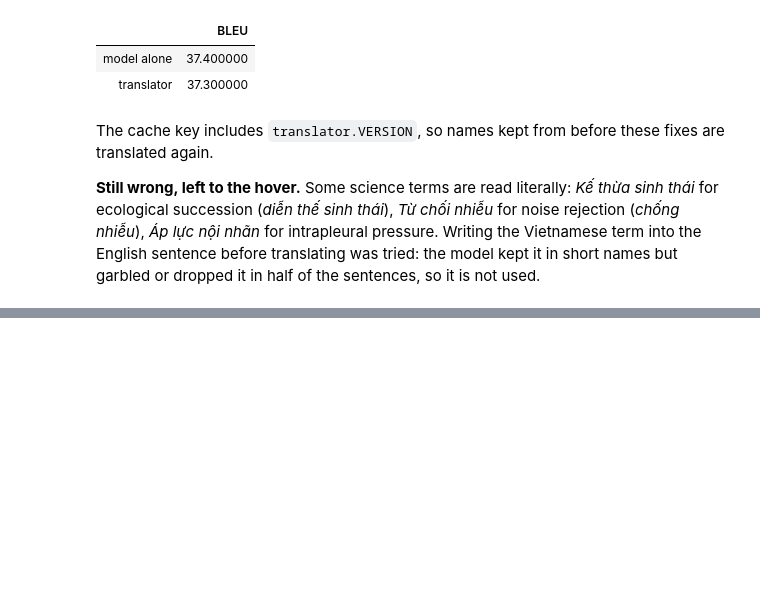
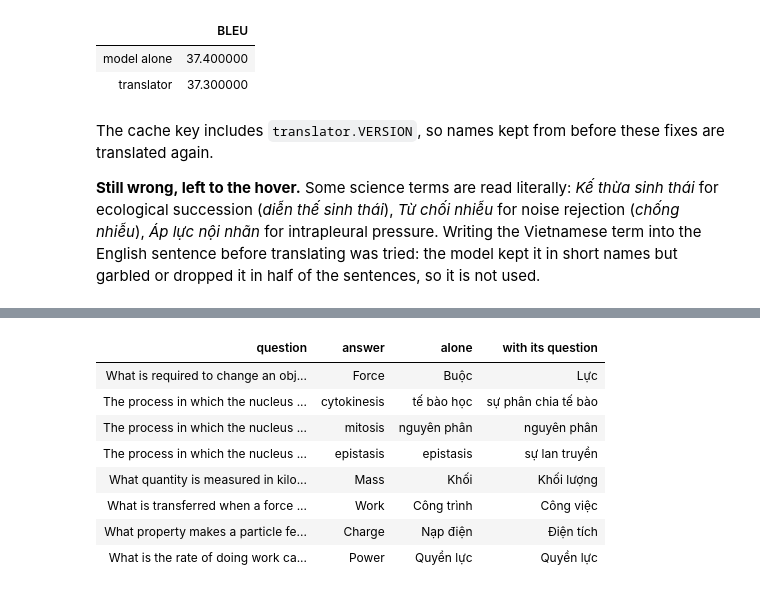
Before and after one commit to BlobaTeee/Study-Platform-Development, a Jupyter notebook: ml_pipeline/notebooks/12_translation.ipynb, the cells around one changed output, grey strips where cells are left out. Saved outputs shown, nothing was run; the diff lists cells and outputs as text; code cells hidden in the pictures; blank space fills up the shorter version.

```diff
--- a/ml_pipeline/notebooks/12_translation.ipynb
+++ b/ml_pipeline/notebooks/12_translation.ipynb
@@ -285,0 +293,22 @@ model kept it in short names but garbled or dropped it in half of the sentences,
+# %%
+pairs = [("What is required to change an object's angular velocity in rotational motion?", 'Force'),
+         ('The process in which the nucleus divides is called what?', 'cytokinesis'),
+         ('The process in which the nucleus divides is called what?', 'mitosis'),
+         ('The process in which the nucleus divides is called what?', 'epistasis'),
+         ('What quantity is measured in kilograms?', 'Mass'),
+         ('What is transferred when a force moves an object?', 'Work'),
+         ('What property makes a particle feel an electric force?', 'Charge'),
+         ('What is the rate of doing work called?', 'Power')]
+pd.DataFrame({'question': [q for q, _ in pairs], 'answer': [a for _, a in pairs],
+              'alone': local.translate([a for _, a in pairs], 'en', 'vi'),
+              'with its question': local.translate_in_context([(a, q) for q, a in pairs], 'en', 'vi')}).style.hide(axis='index')
+# %% [output]
+| question | answer | alone | with its question |
+| What is required to change an obj... | Force | Buộc | Lực |
+| The process in which the nucleus ... | cytokinesis | tế bào học | sự phân chia tế bào |
+| The process in which the nucleus ... | mitosis | nguyên phân | nguyên phân |
+| The process in which the nucleus ... | epistasis | epistasis | sự lan truyền |
+| What quantity is measured in kilo... | Mass | Khối | Khối lượng |
+| What is transferred when a force ... | Work | Công trình | Công việc |
+| What property makes a particle fe... | Charge | Nạp điện | Điện tích |
+| What is the rate of doing work ca... | Power | Quyền lực | Quyền lực |
```
Also changed, not shown: parts of 8 cells of this notebook, 18 other files.
